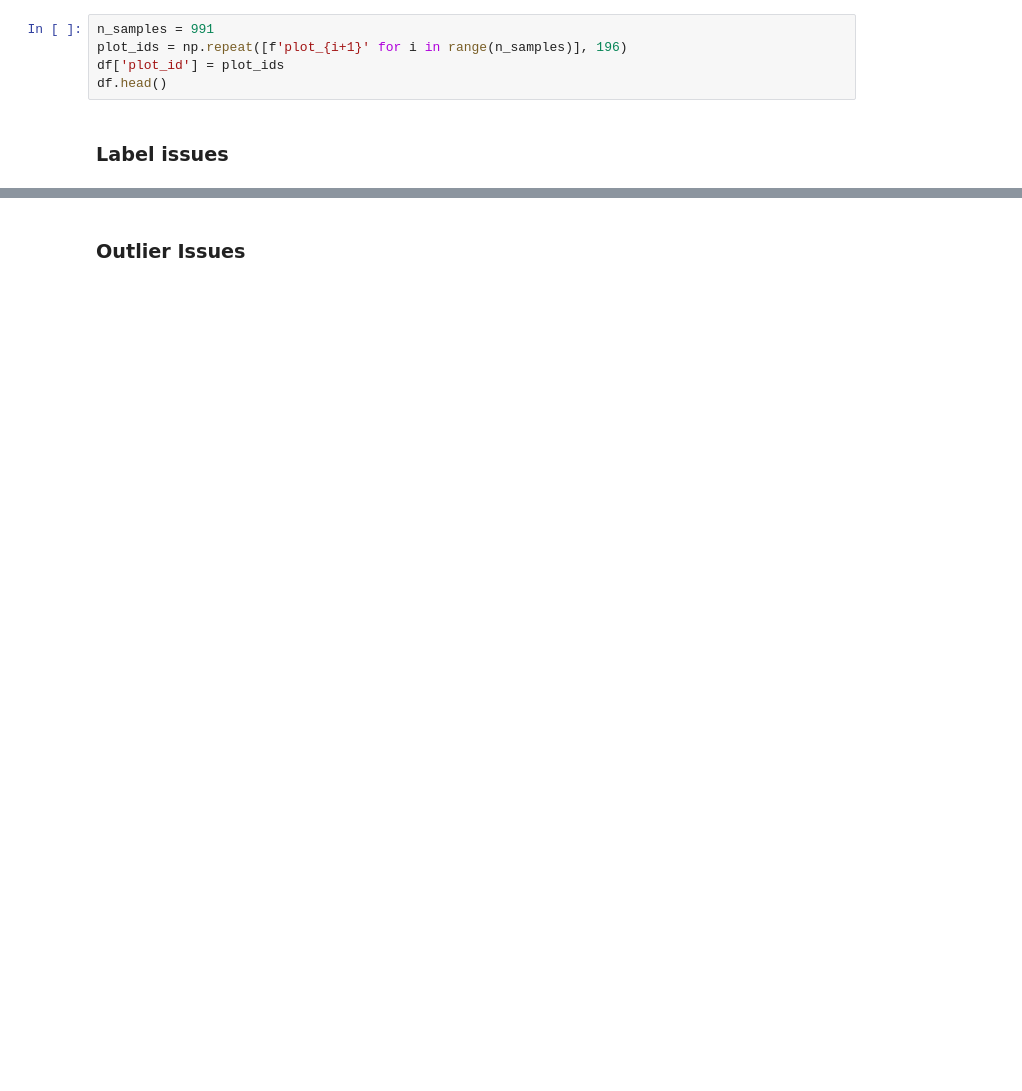
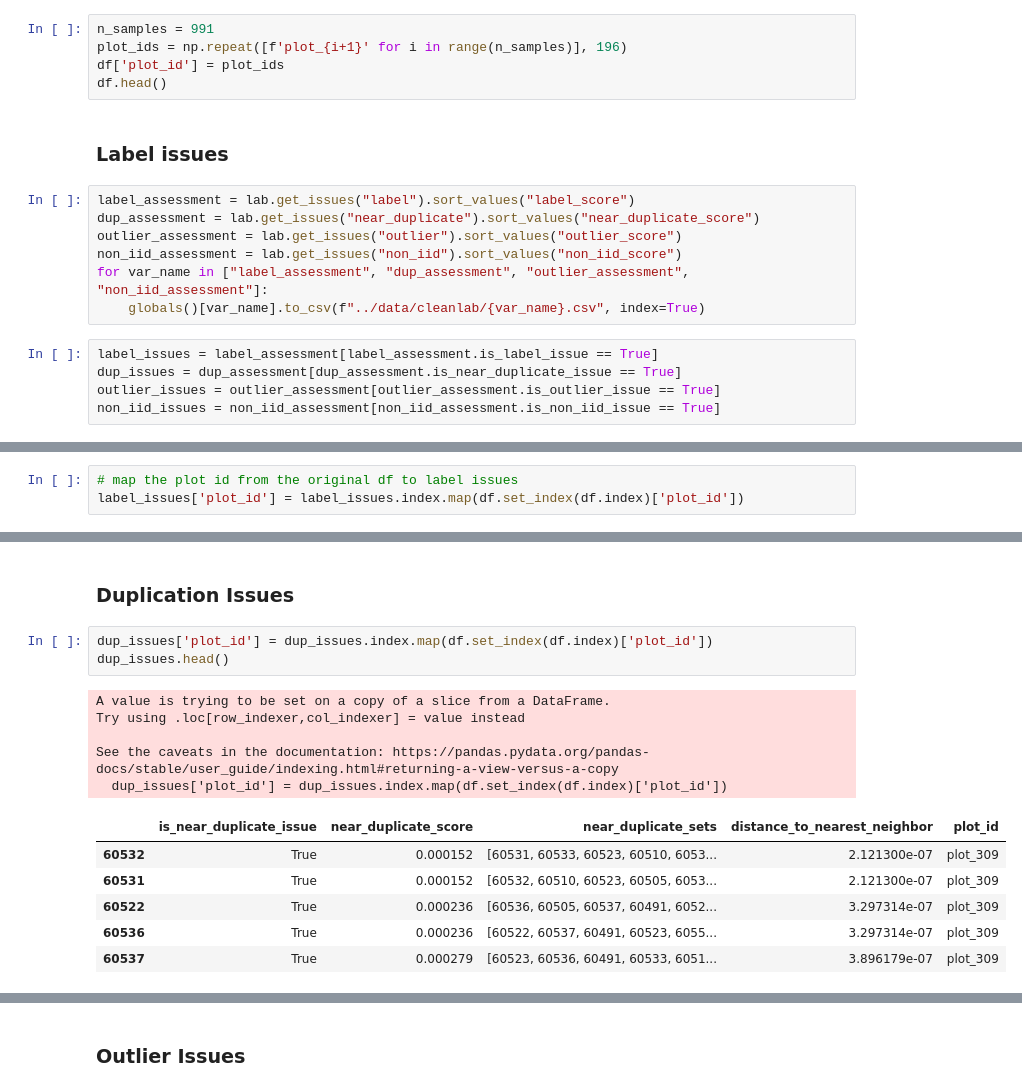
Before and after one commit to wri/plantation_classifier, a Jupyter notebook: notebooks/cleanlab.ipynb, the cells around one changed output, grey strips where cells are left out. Cells and saved outputs as stored; diff of their text form; blank space fills up the shorter version.

```diff
--- a/notebooks/cleanlab.ipynb
+++ b/notebooks/cleanlab.ipynb
@@ -133,4 +135,16 @@ df['plot_id'] = plot_ids
 df.head()
 # %% [markdown]
 ### Label issues
+# %%
+label_assessment = lab.get_issues("label").sort_values("label_score")
+dup_assessment = lab.get_issues("near_duplicate").sort_values("near_duplicate_score")
+outlier_assessment = lab.get_issues("outlier").sort_values("outlier_score")
+non_iid_assessment = lab.get_issues("non_iid").sort_values("non_iid_score")
+for var_name in ["label_assessment", "dup_assessment", "outlier_assessment", "non_iid_assessment"]:
+    globals()[var_name].to_csv(f"../data/cleanlab/{var_name}.csv", index=True)
+# %%
+label_issues = label_assessment[label_assessment.is_label_issue == True]
+dup_issues = dup_assessment[dup_assessment.is_near_duplicate_issue == True]
+outlier_issues = outlier_assessment[outlier_assessment.is_outlier_issue == True]
+non_iid_issues = non_iid_assessment[non_iid_assessment.is_non_iid_issue == True]
 # %%
@@ -151,3 +165,6 @@ plot_id    plot_37
 Name: 7121, dtype: object
 plot_id    plot_654
 Name: 128161, dtype: object
+# %%
+# map the plot id from the original df to label issues
+label_issues['plot_id'] = label_issues.index.map(df.set_index(df.index)['plot_id'])
@@ -153,0 +220,17 @@ Name: 128161, dtype: object
+# %% [markdown]
+### Duplication Issues
+# %%
+dup_issues['plot_id'] = dup_issues.index.map(df.set_index(df.index)['plot_id'])
+dup_issues.head()
+# %% [output]
+A value is trying to be set on a copy of a slice from a DataFrame.
+Try using .loc[row_indexer,col_indexer] = value instead
+
+See the caveats in the documentation: https://pandas.pydata.org/pandas-docs/stable/user_guide/indexing.html#returning-a-view-versus-a-copy
+  dup_issues['plot_id'] = dup_issues.index.map(df.set_index(df.index)['plot_id'])
+|  | is_near_duplicate_issue | near_duplicate_score | near_duplicate_sets | distance_to_nearest_neighbor | plot_id |
+| 60532 | True | 0.000152 | [60531, 60533, 60523, 60510, 6053... | 2.121300e-07 | plot_309 |
+| 60531 | True | 0.000152 | [60532, 60510, 60523, 60505, 6053... | 2.121300e-07 | plot_309 |
+| 60522 | True | 0.000236 | [60536, 60505, 60537, 60491, 6052... | 3.297314e-07 | plot_309 |
+| 60536 | True | 0.000236 | [60522, 60537, 60491, 60523, 6055... | 3.297314e-07 | plot_309 |
+| 60537 | True | 0.000279 | [60523, 60536, 60491, 60533, 6051... | 3.896179e-07 | plot_309 |
```
Also changed, not shown: parts of 15 cells of this notebook.
